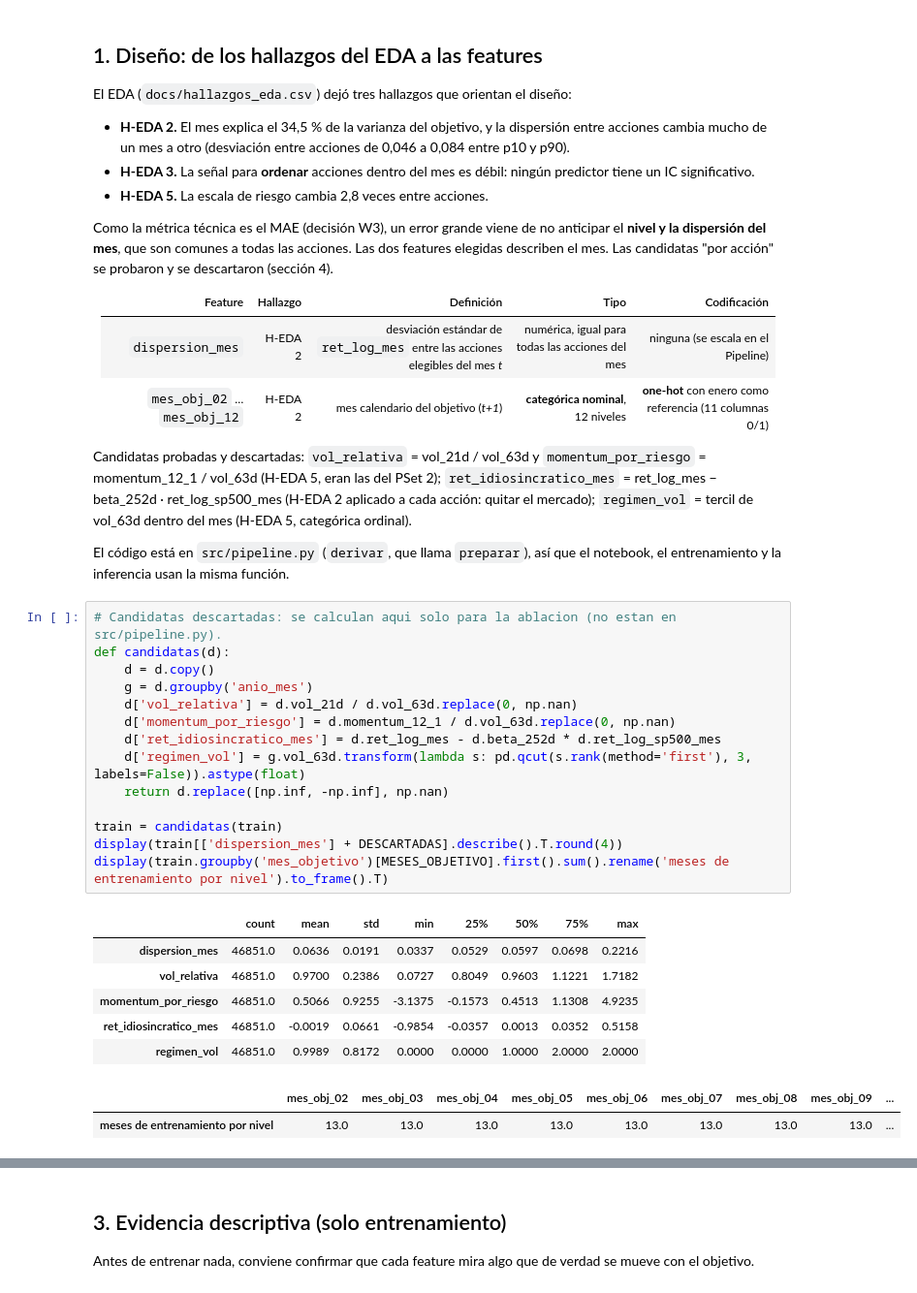
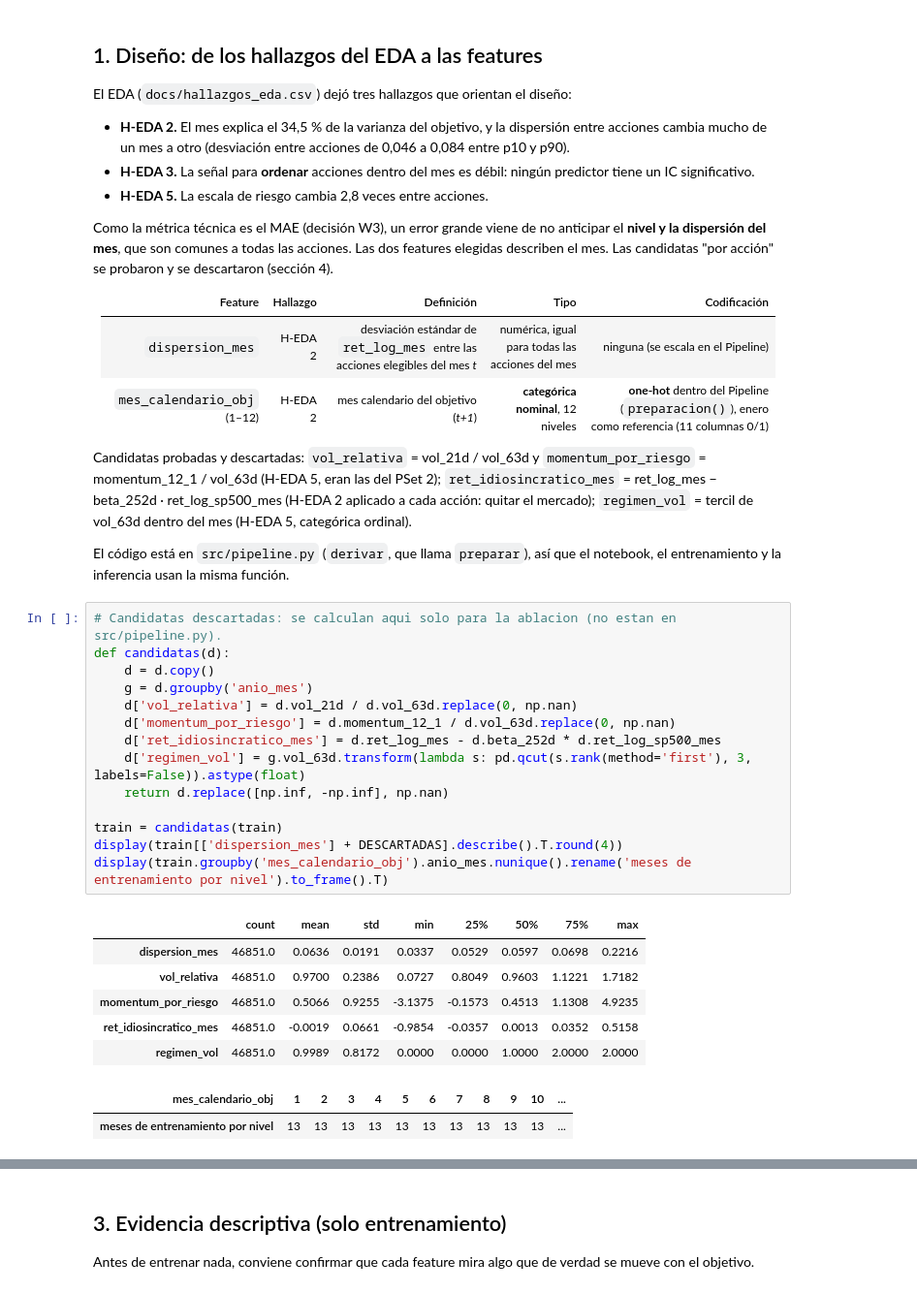
Before and after one commit to ErickNaunay/data-science-end-to-end, a Jupyter notebook: psets/pset-03/notebooks/02_features.ipynb, the cells around one changed output, grey strips where cells are left out. Shown at 97% size. Saved outputs shown, nothing was run; the diff lists cells and outputs as text.

```diff
--- a/psets/pset-03/notebooks/02_features.ipynb
+++ b/psets/pset-03/notebooks/02_features.ipynb
@@ -78,7 +78,7 @@ del mes**, que son comunes a todas las acciones. Las dos features elegidas descr
 | Feature | Hallazgo | Definición | Tipo | Codificación |
 |---|---|---|---|---|
 | `dispersion_mes` | H-EDA 2 | desviación estándar de `ret_log_mes` entre las acciones elegibles del mes *t* | numérica, igual para todas las acciones del mes | ninguna (se escala en el Pipeline) |
-| `mes_obj_02` … `mes_obj_12` | H-EDA 2 | mes calendario del objetivo (*t+1*) | **categórica nominal**, 12 niveles | **one-hot** con enero como referencia (11 columnas 0/1) |
+| `mes_calendario_obj` (1–12) | H-EDA 2 | mes calendario del objetivo (*t+1*) | **categórica nominal**, 12 niveles | **one-hot** dentro del Pipeline (`preparacion()`), enero como referencia (11 columnas 0/1) |
 
 Candidatas probadas y descartadas: `vol_relativa` = vol_21d / vol_63d y `momentum_por_riesgo` = momentum_12_1 /
 vol_63d (H-EDA 5, eran las del PSet 2); `ret_idiosincratico_mes` = ret_log_mes − beta_252d · ret_log_sp500_mes
@@ -90,26 +90,26 @@ inferencia usan la misma función.
 # %%
 # Candidatas descartadas: se calculan aqui solo para la ablacion (no estan en src/pipeline.py).
 def candidatas(d):
     d = d.copy()
     g = d.groupby('anio_mes')
     d['vol_relativa'] = d.vol_21d / d.vol_63d.replace(0, np.nan)
     d['momentum_por_riesgo'] = d.momentum_12_1 / d.vol_63d.replace(0, np.nan)
     d['ret_idiosincratico_mes'] = d.ret_log_mes - d.beta_252d * d.ret_log_sp500_mes
     d['regimen_vol'] = g.vol_63d.transform(lambda s: pd.qcut(s.rank(method='first'), 3, labels=False)).astype(float)
     return d.replace([np.inf, -np.inf], np.nan)
 
 train = candidatas(train)
 display(train[['dispersion_mes'] + DESCARTADAS].describe().T.round(4))
-display(train.groupby('mes_objetivo')[MESES_OBJETIVO].first().sum().rename('meses de entrenamiento por nivel').to_frame().T)
+display(train.groupby('mes_calendario_obj').anio_mes.nunique().rename('meses de entrenamiento por nivel').to_frame().T)
 # %% [output]
 |  | count | mean | std | min | 25% | 50% | 75% | max |
 | dispersion_mes | 46851.0 | 0.0636 | 0.0191 | 0.0337 | 0.0529 | 0.0597 | 0.0698 | 0.2216 |
 | vol_relativa | 46851.0 | 0.9700 | 0.2386 | 0.0727 | 0.8049 | 0.9603 | 1.1221 | 1.7182 |
 | momentum_por_riesgo | 46851.0 | 0.5066 | 0.9255 | -3.1375 | -0.1573 | 0.4513 | 1.1308 | 4.9235 |
 | ret_idiosincratico_mes | 46851.0 | -0.0019 | 0.0661 | -0.9854 | -0.0357 | 0.0013 | 0.0352 | 0.5158 |
 | regimen_vol | 46851.0 | 0.9989 | 0.8172 | 0.0000 | 0.0000 | 1.0000 | 2.0000 | 2.0000 |
-|  | mes_obj_02 | mes_obj_03 | mes_obj_04 | mes_obj_05 | mes_obj_06 | mes_obj_07 | mes_obj_08 | mes_obj_09 | ... |
-| meses de entrenamiento por nivel | 13.0 | 13.0 | 13.0 | 13.0 | 13.0 | 13.0 | 13.0 | 13.0 | ... |
+| mes_calendario_obj | 1 | 2 | 3 | 4 | 5 | 6 | 7 | 8 | 9 | 10 | ... |
+| meses de entrenamiento por nivel | 13 | 13 | 13 | 13 | 13 | 13 | 13 | 13 | 13 | 13 | ... |
 # %% [markdown]
 ## 2. ¿Existen en el momento de la inferencia?
 
```
Also changed, not shown: parts of 11 cells of this notebook, 17 other files.
